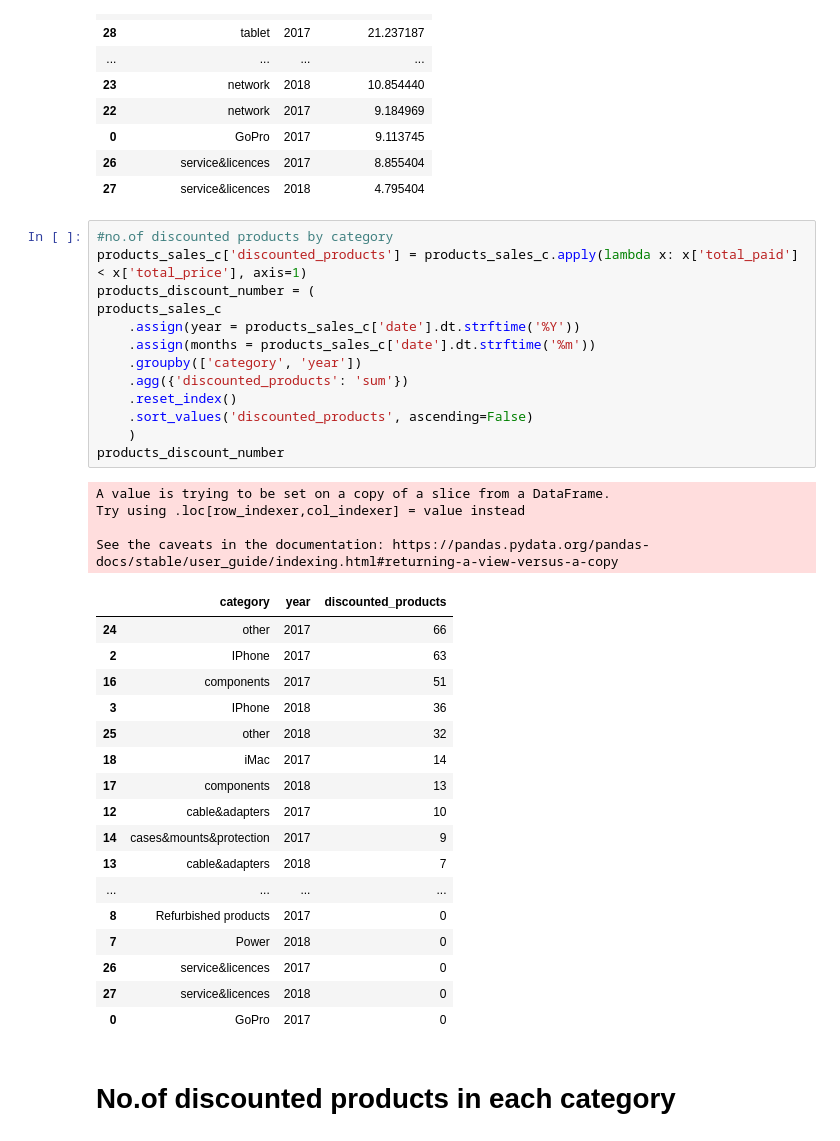
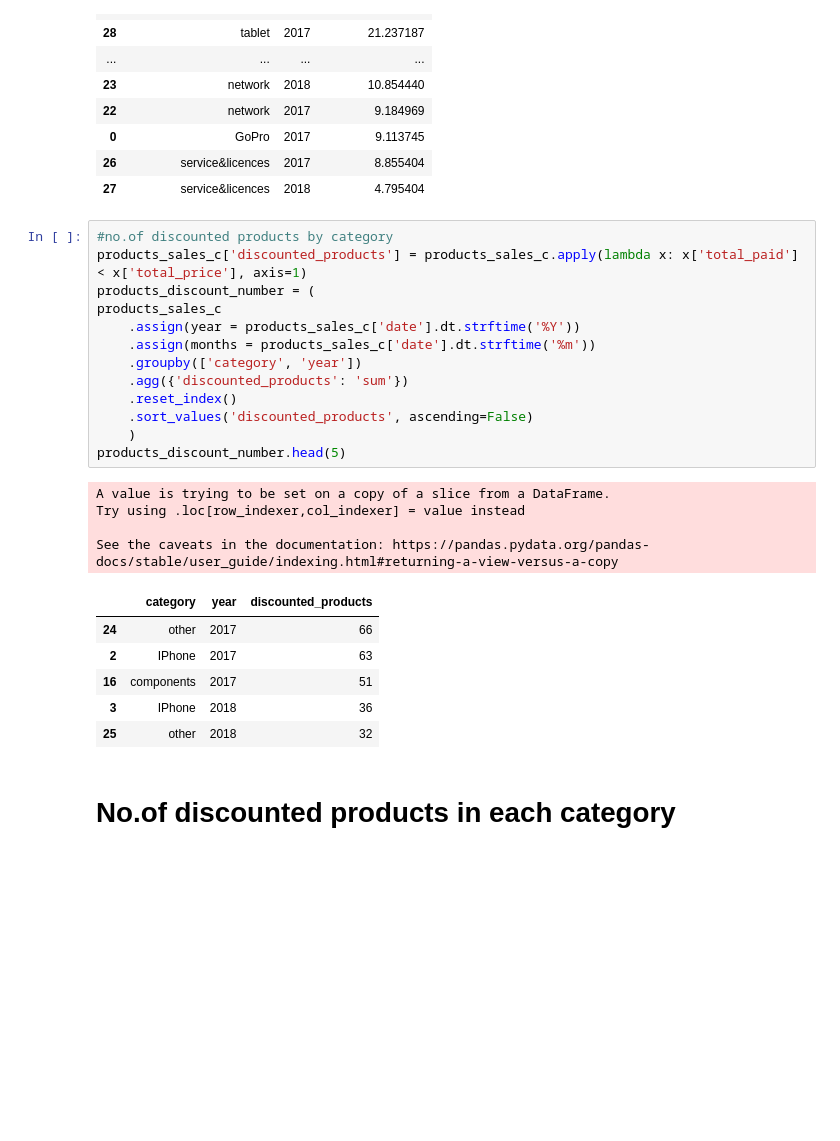
Before and after one commit to tejalsungra/Project_2_eniac_discounts, a Jupyter notebook: project_eniac_discounts.ipynb, the cells around one changed output. Saved outputs shown, nothing was run; the diff lists cells and outputs as text; blank space fills up the shorter version.

```diff
--- a/project_eniac_discounts.ipynb
+++ b/project_eniac_discounts.ipynb
@@ -369,38 +369,27 @@ products_discount_percent
 # %%
 #no.of discounted products by category
 products_sales_c['discounted_products'] = products_sales_c.apply(lambda x: x['total_paid'] < x['total_price'], axis=1)
 products_discount_number = (
 products_sales_c
     .assign(year = products_sales_c['date'].dt.strftime('%Y'))
     .assign(months = products_sales_c['date'].dt.strftime('%m'))
     .groupby(['category', 'year'])
     .agg({'discounted_products': 'sum'})
     .reset_index()
     .sort_values('discounted_products', ascending=False)
     )
-products_discount_number
+products_discount_number.head(5)
 # %% [output]
 A value is trying to be set on a copy of a slice from a DataFrame.
 Try using .loc[row_indexer,col_indexer] = value instead
 
 See the caveats in the documentation: https://pandas.pydata.org/pandas-docs/stable/user_guide/indexing.html#returning-a-view-versus-a-copy
 |  | category | year | discounted_products |
 | 24 | other | 2017 | 66 |
 | 2 | IPhone | 2017 | 63 |
 | 16 | components | 2017 | 51 |
 | 3 | IPhone | 2018 | 36 |
 | 25 | other | 2018 | 32 |
-| 18 | iMac | 2017 | 14 |
-| 17 | components | 2018 | 13 |
-| 12 | cable&adapters | 2017 | 10 |
-| 14 | cases&mounts&protection | 2017 | 9 |
-| 13 | cable&adapters | 2018 | 7 |
-| ... | ... | ... | ... |
-| 8 | Refurbished products | 2017 | 0 |
-| 7 | Power | 2018 | 0 |
-| 26 | service&licences | 2017 | 0 |
-| 27 | service&licences | 2018 | 0 |
-| 0 | GoPro | 2017 | 0 |
 # %% [markdown]
 # No.of discounted products in each category
 # %%
```
Also changed, not shown: parts of 3 cells of this notebook.
